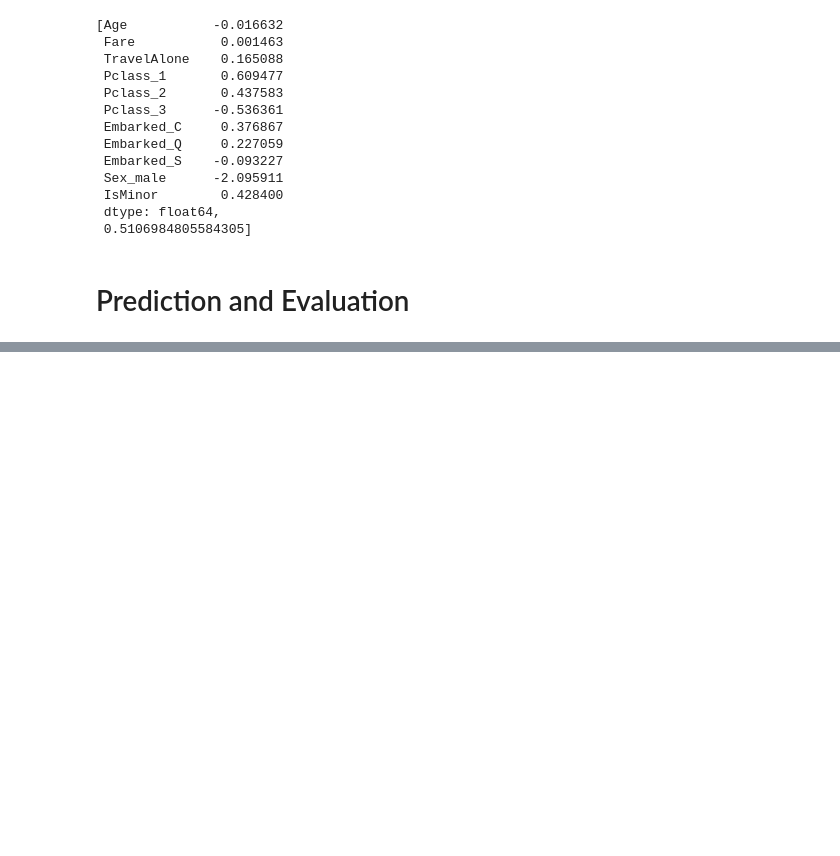
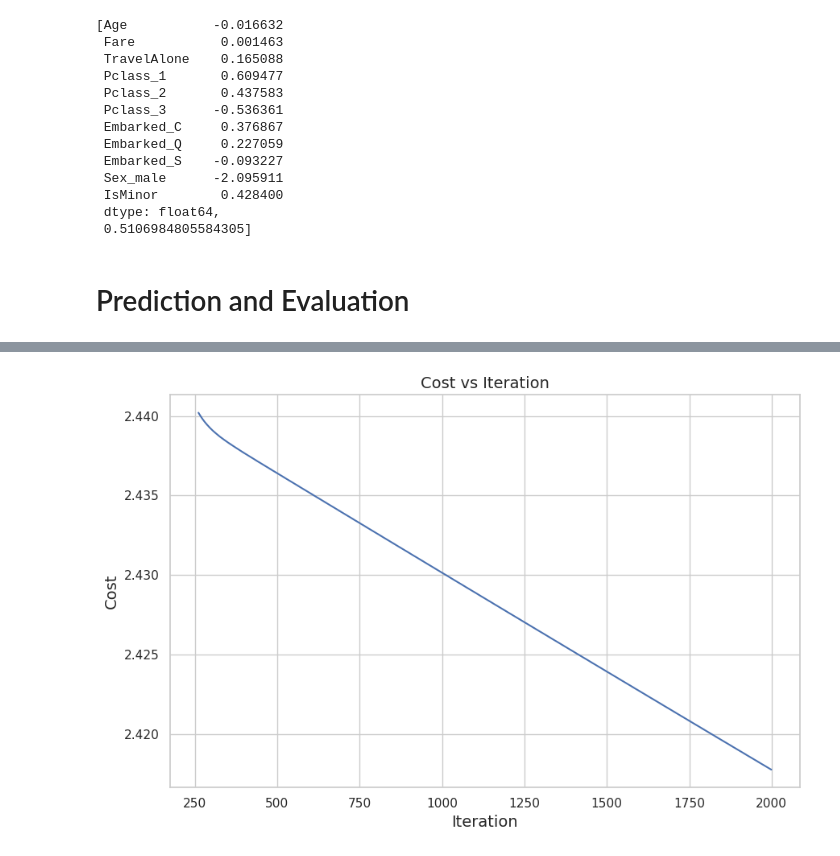
Before and after one commit to itsrcx/ml-algos-dataScience, a Jupyter notebook: logistic-regression/logit.ipynb, the cells around one changed output, grey strips where cells are left out. Drawn from its saved outputs; the diff is of its cells as text; code cells hidden in the pictures; blank space fills up the shorter version.

```diff
--- a/logistic-regression/logit.ipynb
+++ b/logistic-regression/logit.ipynb
@@ -887,0 +1064,14 @@ print(conf_mat(train_data['Survived'], y_dash))
+# %%
+# predictions on the train set with regularization
+w_init = np.array([-0.016632,0.001463,0.165088,0.609477,0.437583,-0.536361,0.376867,0.227059,-0.093227,-2.095911,0.428400])
+b_init = 0.5106984805584305*np.ones(train_X.shape[0])
+train_Y = train_data['Survived']
+# %%
+# Learning model parameters using gradient descent algorithm
+w_out_reg, b_out_reg, cost_history_reg, params_history_reg = grad_desc_reg(train_X.to_numpy(),
+                                                                           train_Y.to_numpy(),
+                                                                           w = w_init, # np.zeros(X_train.shape[1]),
+                                                                           b = b_init, # 0,
+                                                                           l = 1.,
+                                                                           alpha = 0.001,
+                                                                           n_iter = 2000)
@@ -887,0 +1090,11 @@ print(conf_mat(train_data['Survived'], y_dash))
+# %%
+# Plotting cost over iteration
+plt.figure(figsize = (9, 6))
+plt.plot(cost_history_reg)
+plt.xlabel("Iteration", fontsize = 14)
+plt.ylabel("Cost", fontsize = 14)
+plt.title("Cost vs Iteration", fontsize = 14)
+plt.tight_layout()
+plt.show()
+# %% [output]
+[figure, added]
```
Also changed, not shown: parts of 18 cells of this notebook.
